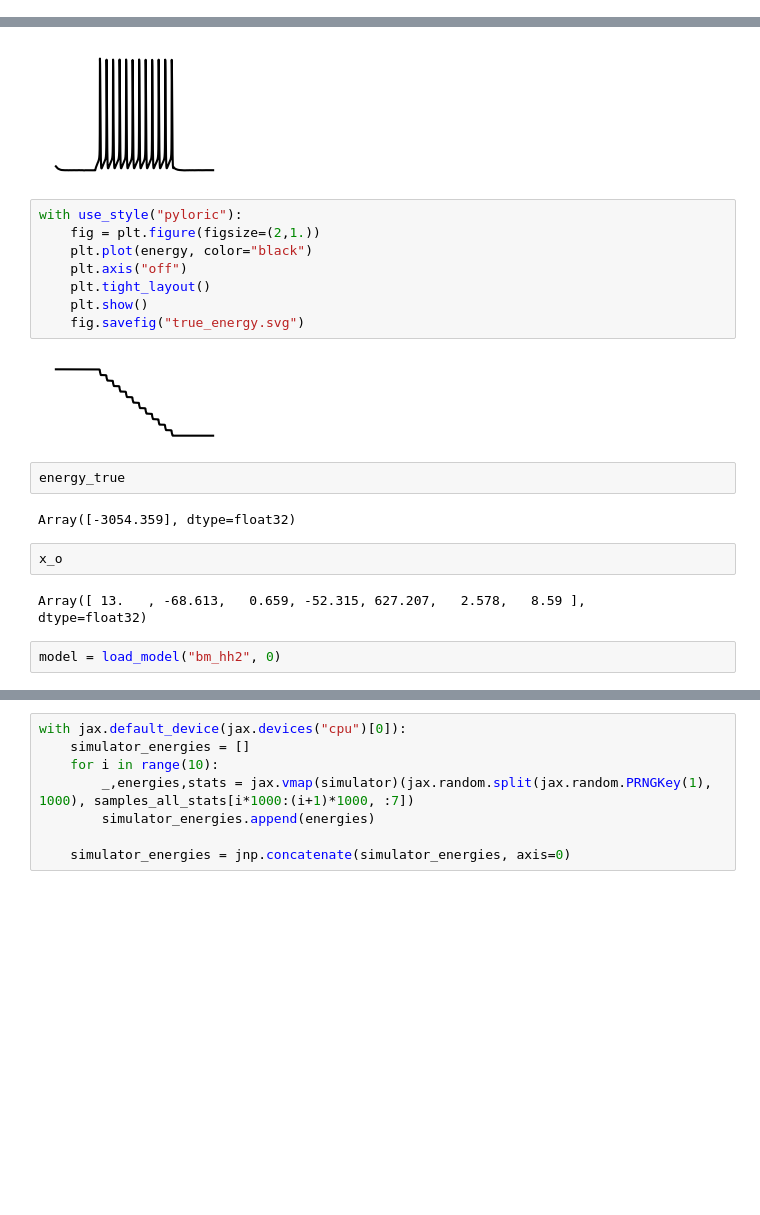
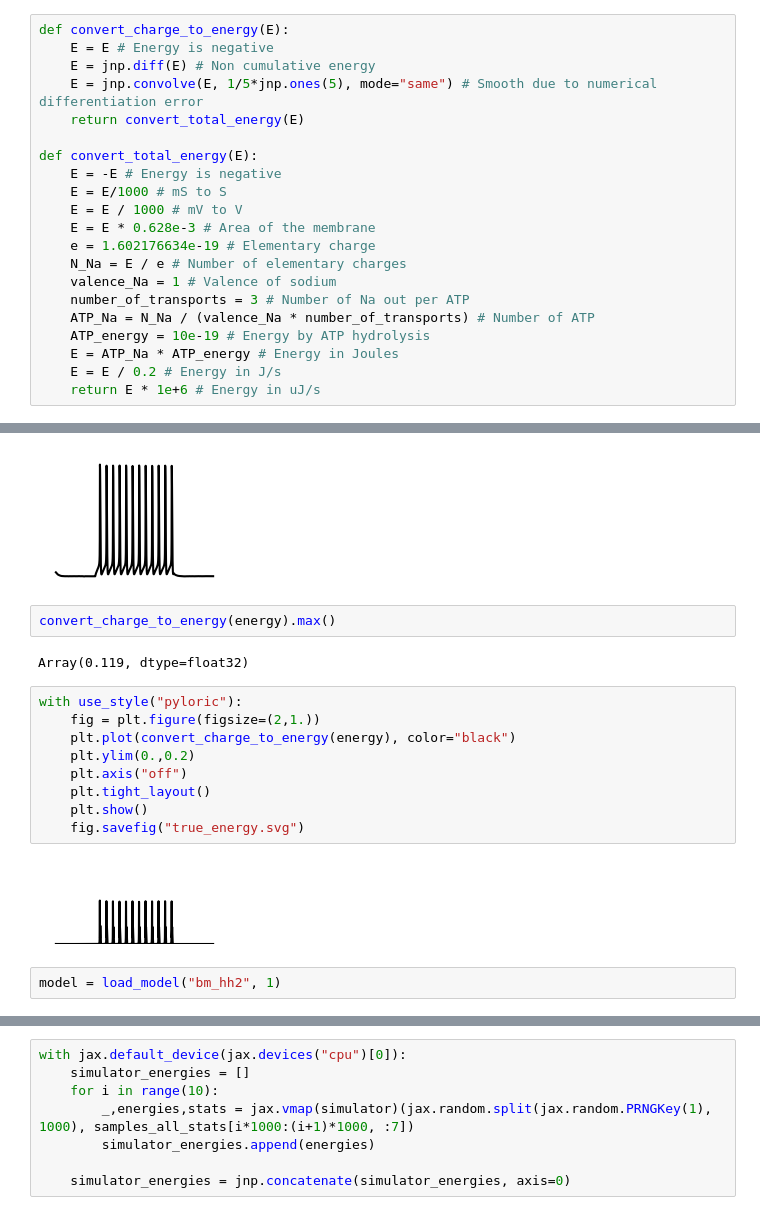
Before and after one commit to mackelab/probjax, a Jupyter notebook: scoresbibm/figures/fig5/base_fig.ipynb, the cells around one changed output, grey strips where cells are left out. Cells and saved outputs as stored; diff of their text form; blank space fills up the shorter version.

```diff
--- a/scoresbibm/figures/fig5/base_fig.ipynb
+++ b/scoresbibm/figures/fig5/base_fig.ipynb
@@ -36,0 +42,21 @@ Array([ 12.   , -68.613,   0.659, -52.315, 627.207,   2.578,   8.59 ],      dtyp
+# %%
+def convert_charge_to_energy(E):
+    E = E # Energy is negative
+    E = jnp.diff(E) # Non cumulative energy
+    E = jnp.convolve(E, 1/5*jnp.ones(5), mode="same") # Smooth due to numerical differentiation error
+    return convert_total_energy(E)
+
+def convert_total_energy(E):
+    E = -E # Energy is negative
+    E = E/1000 # mS to S
+    E = E / 1000 # mV to V
+    E = E * 0.628e-3 # Area of the membrane
+    e = 1.602176634e-19 # Elementary charge
+    N_Na = E / e # Number of elementary charges
+    valence_Na = 1 # Valence of sodium
+    number_of_transports = 3 # Number of Na out per ATP
+    ATP_Na = N_Na / (valence_Na * number_of_transports) # Number of ATP
+    ATP_energy = 10e-19 # Energy by ATP hydrolysis
+    E = ATP_Na * ATP_energy # Energy in Joules
+    E = E / 0.2 # Energy in J/s
+    return E * 1e+6 # Energy in uJ/s
@@ -48,25 +76,22 @@ with use_style("pyloric"):
     fig.savefig("true_trace.svg")
 # %% [output]
 [figure]
+# %%
+convert_charge_to_energy(energy).max()
+# %% [output]
+Array(0.119, dtype=float32)
 # %%
 with use_style("pyloric"):
     fig = plt.figure(figsize=(2,1.))
-    plt.plot(energy, color="black")
+    plt.plot(convert_charge_to_energy(energy), color="black")
+    plt.ylim(0.,0.2)
     plt.axis("off")
     plt.tight_layout()
     plt.show()
     fig.savefig("true_energy.svg")
 # %% [output]
-[figure, old version]
+[figure, new version]
-# %%
-energy_true
-# %% [output]
-Array([-3054.359], dtype=float32)
-# %%
-x_o
-# %% [output]
-Array([ 13.   , -68.613,   0.659, -52.315, 627.207,   2.578,   8.59 ],      dtype=float32)
 # %%
-model = load_model("bm_hh2", 0)
+model = load_model("bm_hh2", 1)
 # %%
 samples_only_spike_count = model.sample(10000, x_o = x_o[:1], condition_mask=jnp.array([False]*7 +[True] + [False]*6 + [False]), rng=jax.random.PRNGKey(0))
```
Also changed, not shown: parts of 27 cells of this notebook, 36 other files.
